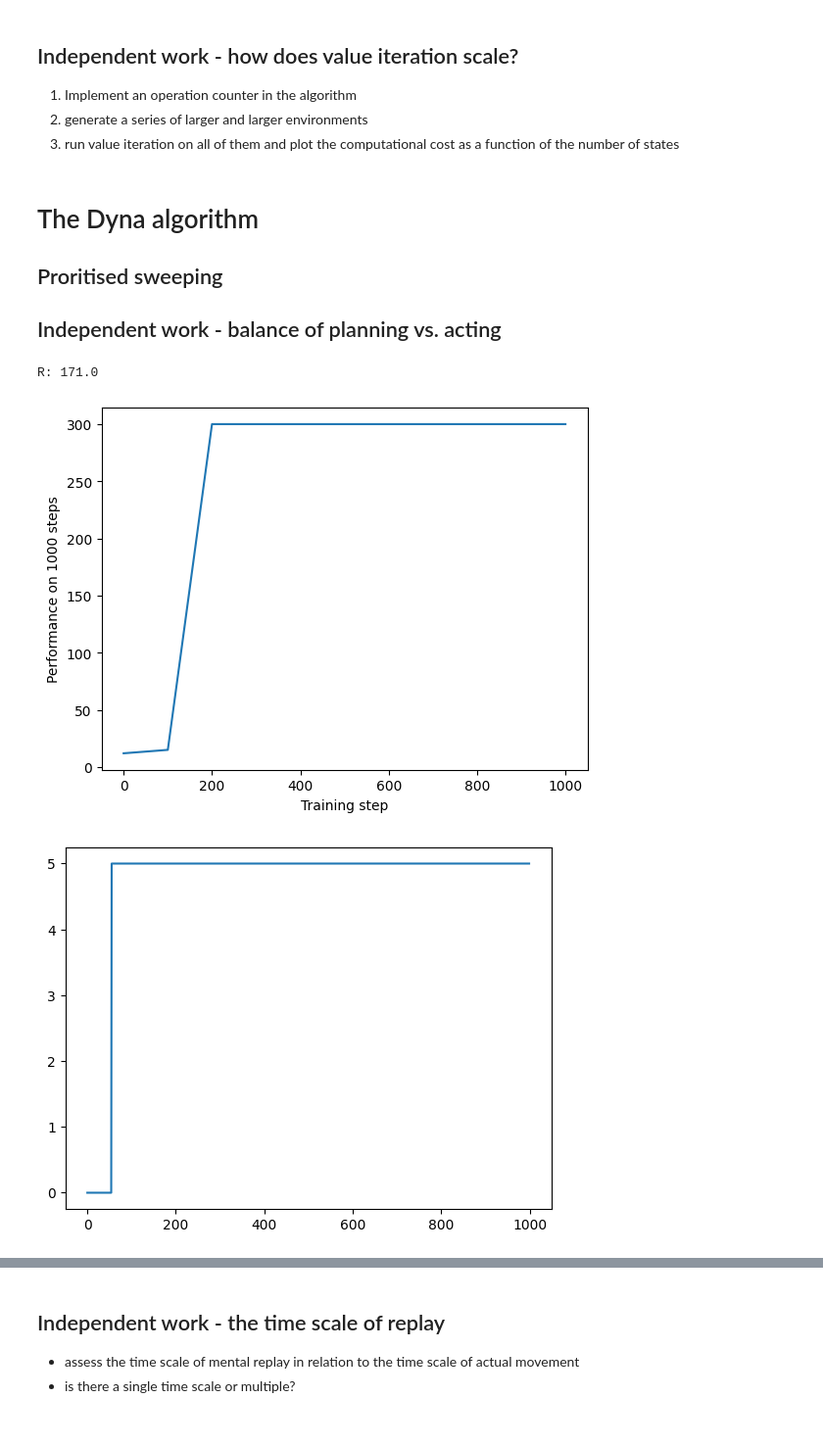
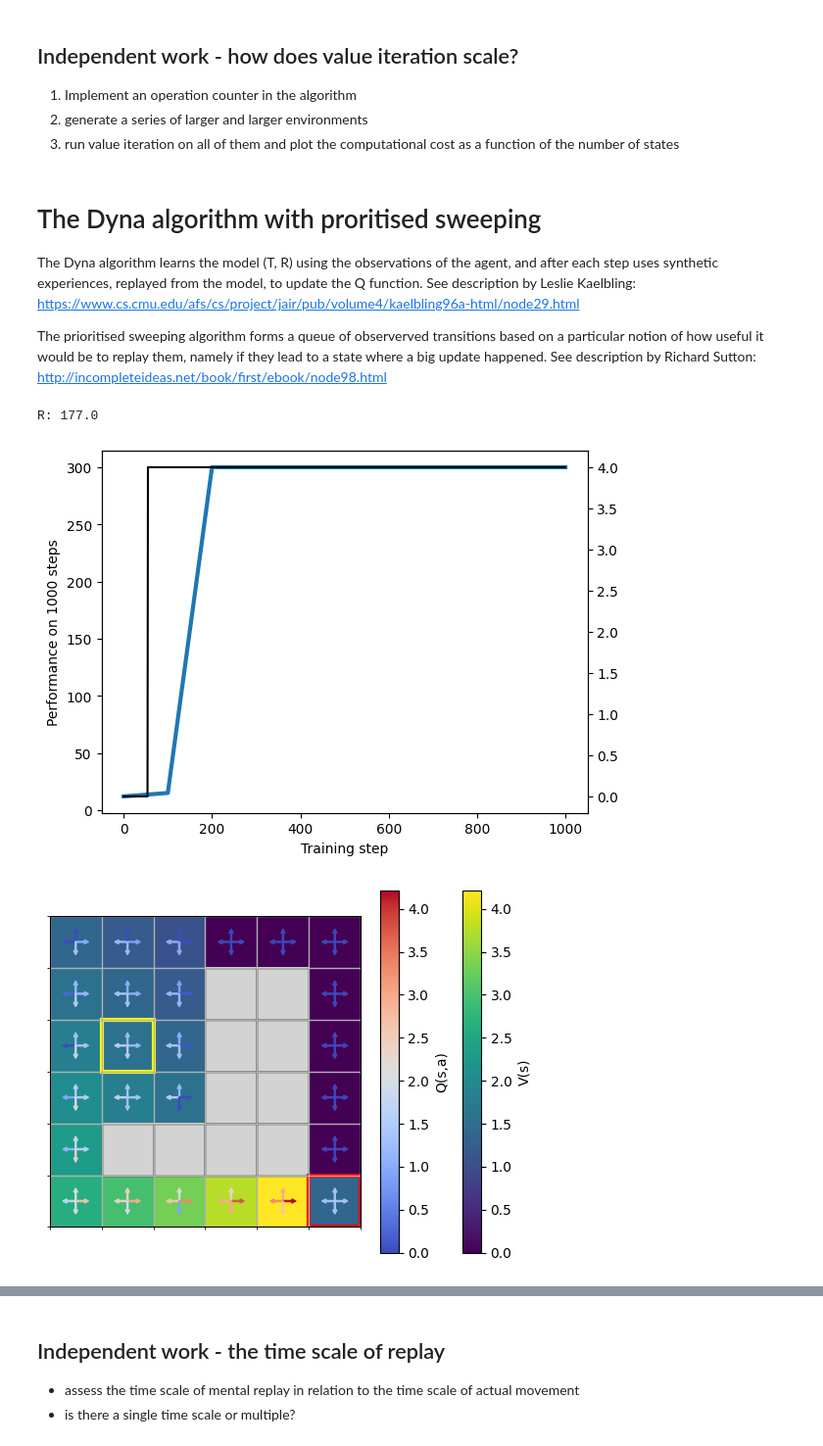
Before and after one commit to mihalybanyai/ait-compneuro-assignments, a Jupyter notebook: AIT26_Tutorial5_MBRL.ipynb, the cells around one changed output, grey strips where cells are left out. Shown at 98% size. Saved outputs shown, nothing was run; the diff lists cells and outputs as text; code cells hidden in the pictures.

```diff
--- a/AIT26_Tutorial5_MBRL.ipynb
+++ b/AIT26_Tutorial5_MBRL.ipynb
@@ -17,7 +19,7 @@ def value_iteration(T, R, gamma, delta_threshold):
     n_actions = T.shape[2]
     V = np.zeros((n_states))
     Q = np.zeros((n_states, n_actions))
-    value_sums = [0]
+    value_sums = [0]  # we record how the sum of value changes over the course of the iteration
     delta = np.inf
     iter = 0
     while delta > delta_threshold and iter < 1000:
@@ -33,7 +35,7 @@ def value_iteration(T, R, gamma, delta_threshold):
             V[s] = Q[s, :].max()
         iter += 1
         value_sums.append(V.sum() / n_states)
-    print(iter)
+    print("Number of sweeps to convergence:", iter, "(", iter * n_states**2 * n_actions, "operations)")
     return V, Q, value_sums
 
 state_map = [
@@ -48,7 +50,7 @@ state_map = [
 init_state = 13
 T_map, R_map = transition_probs_from_map(state_map, start_state=init_state)
 
-V, Q, value_sums = value_iteration(T=T_map, R=R_map, gamma=0.8, delta_threshold=0.01)
+V, Q, value_sums = value_iteration(T=T_map, R=R_map, gamma=0.8, delta_threshold=0.0001)
 plot_gridworld(state_map, init_state, q_function=Q)
 plt.plot(value_sums)
 # %% [output]
@@ -62,38 +64,44 @@ plt.plot(value_sums)
 2. generate a series of larger and larger environments
 3. run value iteration on all of them and plot the computational cost as a function of the number of states
 # %% [markdown]
-# The Dyna algorithm
+# The Dyna algorithm with proritised sweeping
 
-## Proritised sweeping
+The Dyna algorithm learns the model (T, R) using the observations of the agent, and after each step uses synthetic experiences, replayed from the model, to update the Q function.
+See description by Leslie Kaelbling: https://www.cs.cmu.edu/afs/cs/project/jair/pub/volume4/kaelbling96a-html/node29.html
 
-## Independent work - balance of planning vs. acting
+The prioritised sweeping algorithm forms a queue of observerved transitions based on a particular notion of how useful it would be to replay them, namely if they lead to a state where a big update happened.
+See description by Richard Sutton: http://incompleteideas.net/book/first/ebook/node98.html
 # %%
+# calculating the TD error, in a separate function to be used for both real experiences and replays
 def TD_error(act_state, next_state, action, Q, R, gamma):
     return R[next_state] + gamma * Q[next_state, :].max() - Q[act_state, action]
 
+# the priority queue for prioritised sweeping
 def insert_into_priority(priority_queue, priority, act_state, next_state, action):
     if priority < 1e-3:
         return
-    #print(len(priority_queue) + 1)
+    # check if the transition is already in the queue
     for pi, p in enumerate(priority_queue):
         oldp, s1, s2, a = p
         if s1==act_state and s2==next_state and a==action:
+            # if it is, and with a higher priority, just leave it there, if with a lower one, delete the old entry
             if oldp > priority:
                 return
             else:
                 del priority_queue[pi]
+    # insert the episode into the queue such that priorities are ordered
     for i, (old_prior, *_) in enumerate(priority_queue):
         if priority > old_prior:  # strictly greater → comes earlier
             priority_queue.insert(i, (priority, act_state, next_state, action))
             return
     priority_queue.append((priority, act_state, next_state, action))
 
+# separate what the environment does into a function, so it's obvious what's not available for learning
 def environment_dynamics(T, R, act_state, action):
     states = list(range(R.shape[0]))
     next_state = np.random.choice(states, size=1, p=T[act_state, :, action].flatten()).item()
     reward = R[next_state]
     return next_state, reward
-
 
 
 def dyna(T, R, gamma, max_step, alpha, epsilon, k, init_state, eval_interval=None, eval_step=1000):
@@ -116,7 +124,7 @@ def dyna(T, R, gamma, max_step, alpha, epsilon, k, init_state, eval_interval=Non
     act_state = init_state
     for i in range(max_step):
 
-        # the epsilon-greedy action selection rule
+        # the epsilon-greedy action selection rule with a bit of elaboration to motivate trying new actions
         if random.uniform(0, 1) < epsilon:
             actions_never_taken = np.argwhere(action_counter[act_state, :] == 0).flatten().tolist()
             if len(actions_never_taken) > 0:
@@ -144,8 +152,6 @@ def dyna(T, R, gamma, max_step, alpha, epsilon, k, init_state, eval_interval=Non
         priority = np.abs(TD_error(act_state, next_state, action, Q, R_learned, gamma))
         insert_into_priority(priority_queue, priority, act_state, next_state, action)
 
-        #if len(priority_queue) > 0: print(priority_queue)
-
         # replaying k prioritised samples from the model
         for j in range(k):
             # if there are no non-zero priority actions, stop
@@ -154,39 +160,40 @@ def dyna(T, R, gamma, max_step, alpha, epsilon, k, init_state, eval_interval=Non
             actual_replays_per_step[i] += 1
             # choose the highest-priority state-action pair and remove it from the queue
             _, rep_s0, rep_s1, rep_a = priority_queue.pop(0)
             # do a Q-update using the replayed action
             Q[rep_s0, rep_a] += alpha * TD_error(rep_s0, rep_s1, rep_a, Q, R_learned, gamma)
             # check which other actions from which states can lead to rep_s0
             for s in range(n_states):
                 if not s == rep_s0:
                     for a in range(n_actions):
                         if T_learned[s, rep_s0, a] > 0:
                             predecessor_priority = np.abs(TD_error(s, rep_s0, a, Q, R_learned, gamma))
                             insert_into_priority(priority_queue, predecessor_priority, s, rep_s0, a)
 
-        #if len(priority_queue) > 0: print('e', priority_queue)
-
         # performance logging
         if eval_interval is not None and i % eval_interval == 0:
             eval_perfs.append(evaluate_Q(T, R, init_state, Q, eval_step))
         # iterating the state signal for the next step
         act_state = next_state
 
     if eval_interval is not None:
-        plt.plot(np.array(range(len(eval_perfs))) * eval_interval , eval_perfs)
+        plt.plot(np.array(range(len(eval_perfs))) * eval_interval , eval_perfs, linewidth=3)
         plt.xlabel("Training step")
         plt.ylabel("Performance on %d steps" % eval_step)
 
     print("R:", collected_reward)
 
     return Q, actual_replays_per_step
 
 random.seed(3)
-Q, replays = dyna(T_map, R_map, gamma=0.9, max_step=1000, alpha=0.2, epsilon=0.3, k=5, init_state=init_state, eval_interval=100, eval_step=1000)
-plt.figure()
-plt.plot(replays)
+Q, replays = dyna(T_map, R_map, gamma=0.9, max_step=1000, alpha=0.2, epsilon=0.3, k=4, init_state=init_state, eval_interval=100, eval_step=1000)
+
+# plot how many replays happened in each trial
+ax2 = plt.gca().axes.twinx()
+ax2.plot(replays, color="black")
+
 plot_gridworld(state_map, init_state, q_function=Q)
 # %% [output]
-R: 171.0
+R: 177.0
-[figure, old version]
+[figure, new version]
-[figure, old version]
+[figure, new version]
```
Also changed, not shown: parts of 10 cells of this notebook.
